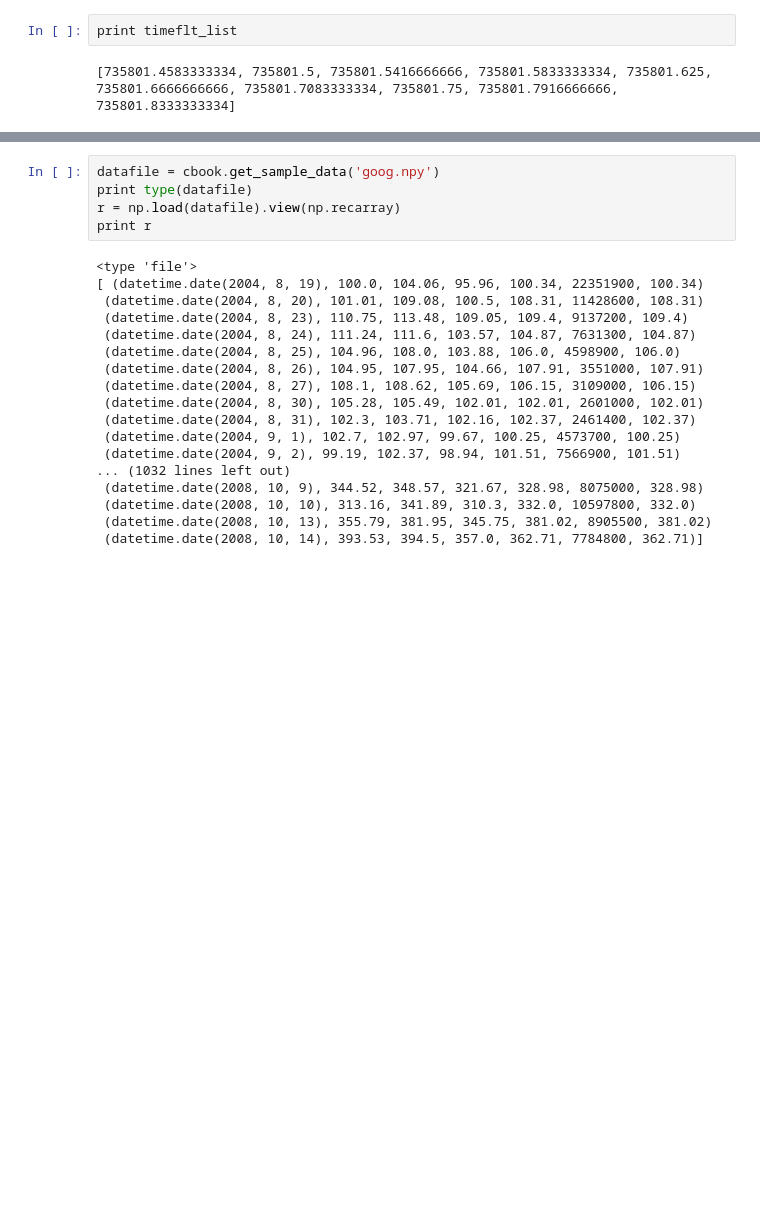
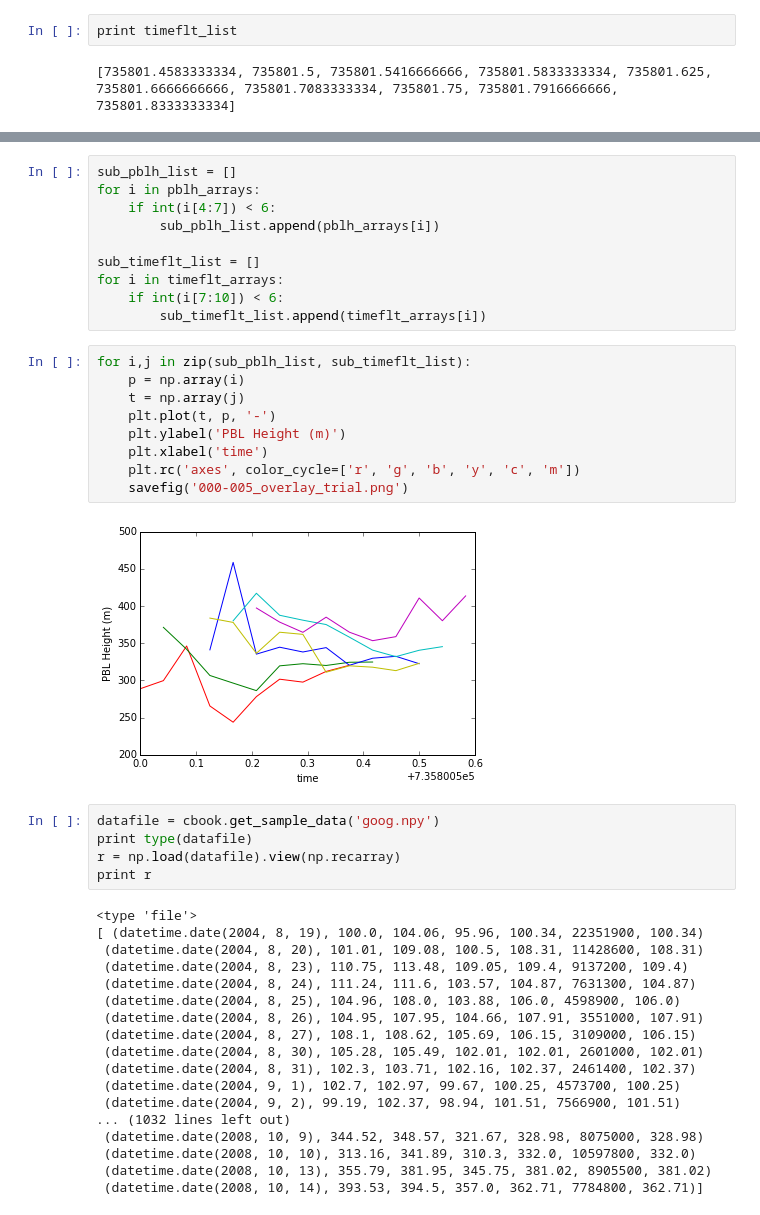
Before and after one commit to jpan1/SULI-2015, a Jupyter notebook: notebooks/date-to-num conversions.ipynb, the cells around one changed output, grey strips where cells are left out. Drawn from its saved outputs; the diff is of its cells as text; blank space fills up the shorter version.

```diff
--- a/notebooks/date-to-num conversions.ipynb
+++ b/notebooks/date-to-num conversions.ipynb
@@ -263,3 +212,24 @@ plt.xlabel('time (hours)')
+# %%
+sub_pblh_list = []
+for i in pblh_arrays:
+    if int(i[4:7]) < 6:
+        sub_pblh_list.append(pblh_arrays[i])
+
+sub_timeflt_list = []
+for i in timeflt_arrays:
+    if int(i[7:10]) < 6:
+        sub_timeflt_list.append(timeflt_arrays[i])
+# %%
+for i,j in zip(sub_pblh_list, sub_timeflt_list):
+    p = np.array(i)
+    t = np.array(j)
+    plt.plot(t, p, '-')
+    plt.ylabel('PBL Height (m)')
+    plt.xlabel('time')
+    plt.rc('axes', color_cycle=['r', 'g', 'b', 'y', 'c', 'm'])
+    savefig('000-005_overlay_trial.png')
+# %% [output]
+[figure, added]
 # %%
 datafile = cbook.get_sample_data('goog.npy')
 print type(datafile)
```
Also changed, not shown: parts of 17 cells of this notebook.
